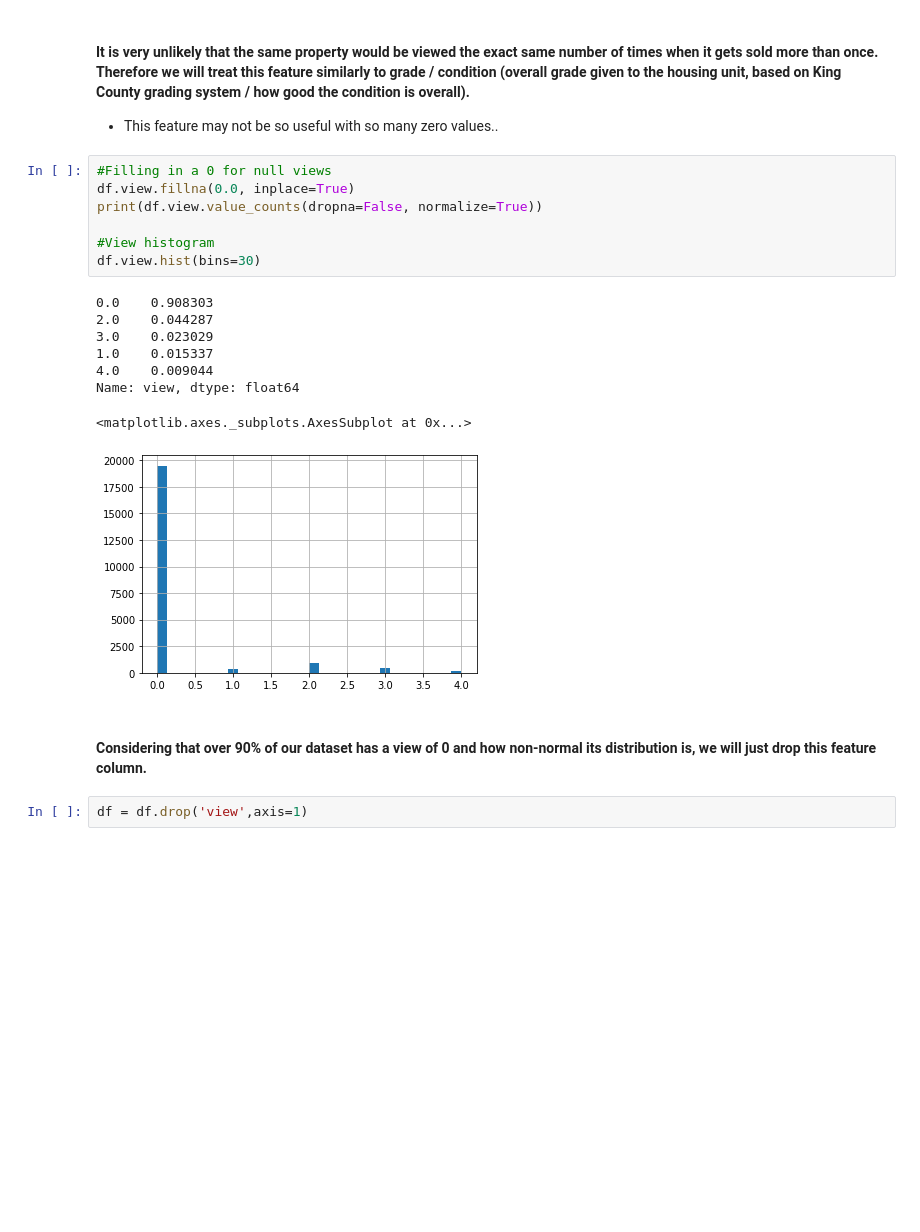
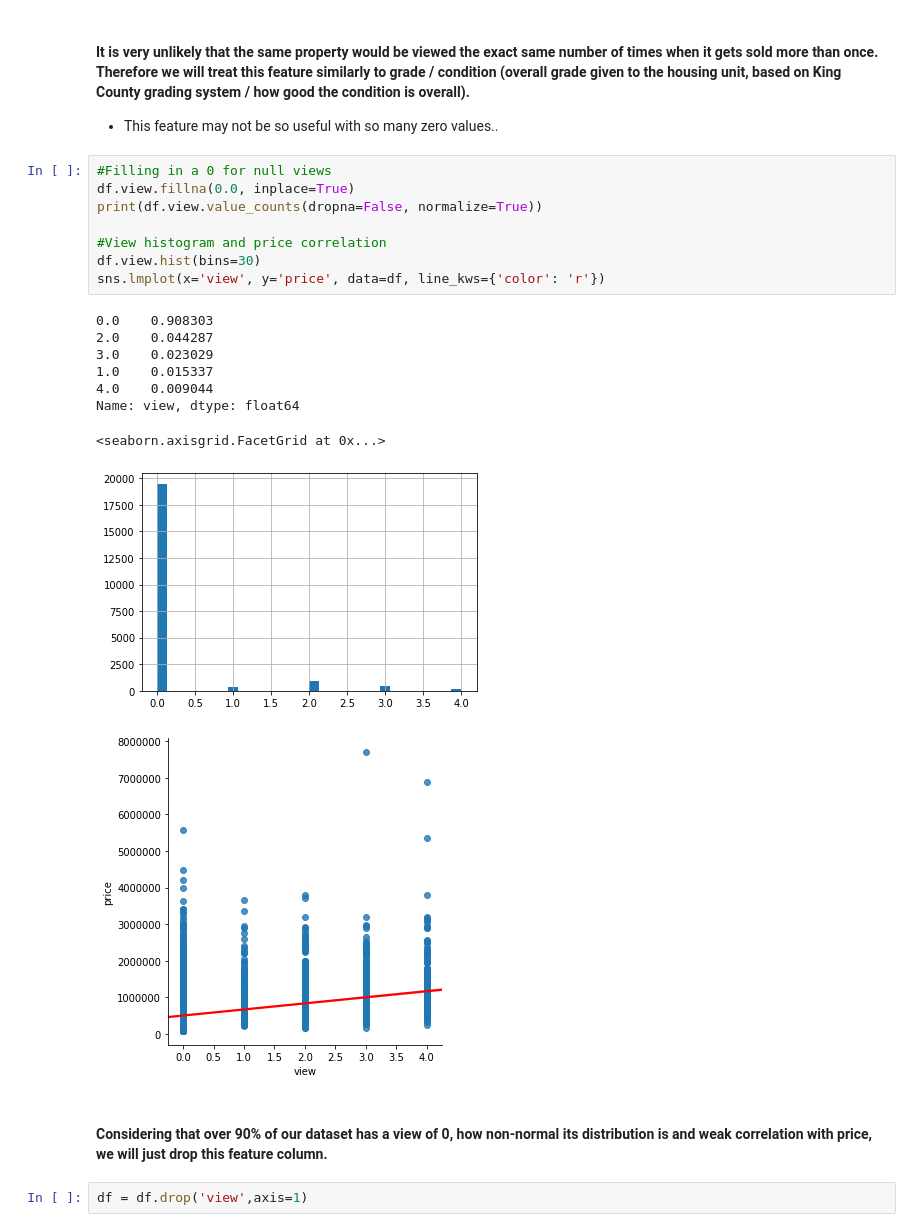
Before and after one commit to johnnyboi1016/dsc-mod-2-project-v2-1-online-ds-ft-120919, a Jupyter notebook: student_Clean_1of2.ipynb, the cells around one changed output. Cells and saved outputs as stored; diff of their text form; blank space fills up the shorter version.

```diff
--- a/student_Clean_1of2.ipynb
+++ b/student_Clean_1of2.ipynb
@@ -209,21 +223,23 @@ df_dup[df_dup.view>0]
 # %%
 #Filling in a 0 for null views
 df.view.fillna(0.0, inplace=True)
 print(df.view.value_counts(dropna=False, normalize=True))
 
-#View histogram
+#View histogram and price correlation
 df.view.hist(bins=30)
+sns.lmplot(x='view', y='price', data=df, line_kws={'color': 'r'})
 # %% [output]
 0.0    0.908303
 2.0    0.044287
 3.0    0.023029
 1.0    0.015337
 4.0    0.009044
 Name: view, dtype: float64
-<matplotlib.axes._subplots.AxesSubplot at 0x...>
+<seaborn.axisgrid.FacetGrid at 0x...>
 [figure]
+[figure, added]
 # %% [markdown]
-#### Considering that over 90% of our dataset has a view of 0 and how non-normal its distribution is, we will just drop this feature column.
+#### Considering that over 90% of our dataset has a view of 0, how non-normal its distribution is and weak correlation with price, we will just drop this feature column.
 # %%
 df = df.drop('view',axis=1)
 # %% [markdown]
```
Also changed, not shown: parts of 9 cells of this notebook, 5 other files.
